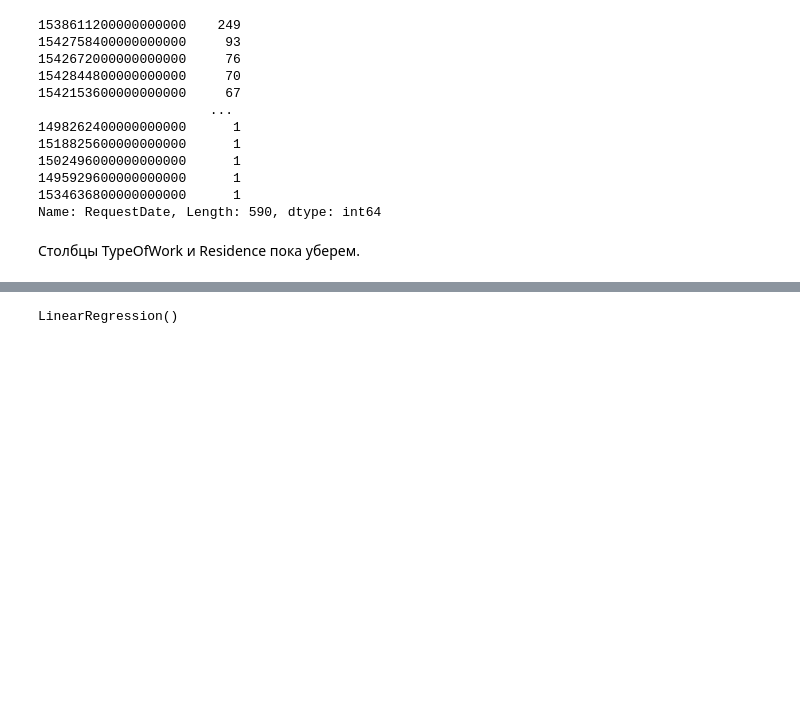
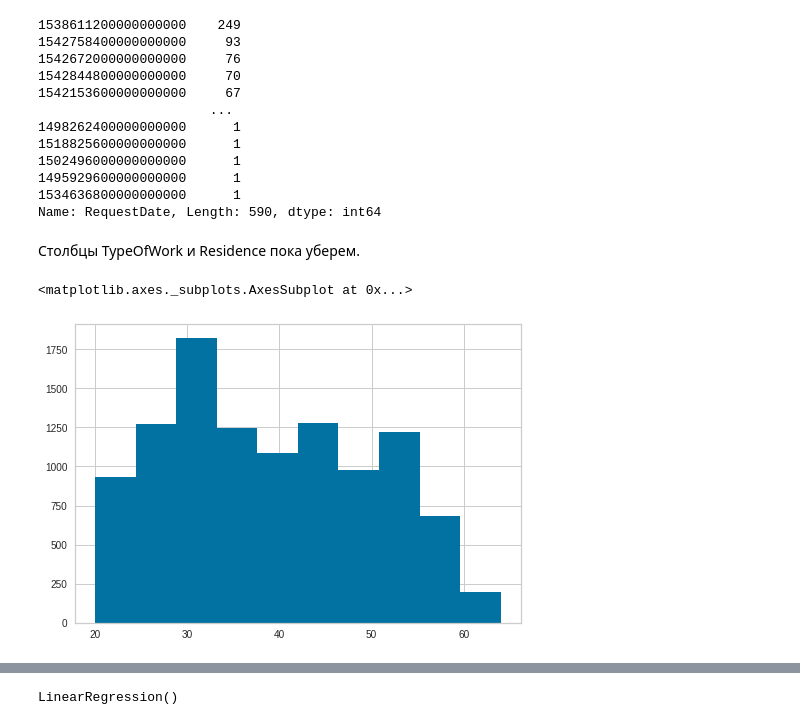
Before and after one commit to artemgur/akbars, a Jupyter notebook: akbars.ipynb, the cells around one changed output, grey strips where cells are left out. Drawn from its saved outputs; the diff is of its cells as text; code cells hidden in the pictures; blank space fills up the shorter version.

```diff
--- a/akbars.ipynb
+++ b/akbars.ipynb
@@ -447,3 +447,8 @@ Name: RequestDate, Length: 590, dtype: int64
 #data['CreditSum'].hist(log=True)
 # %% [markdown]
 Столбцы TypeOfWork и Residence пока уберем.
+# %%
+data['age'].hist()
+# %% [output]
+<matplotlib.axes._subplots.AxesSubplot at 0x...>
+[figure, added]
```
Also changed, not shown: parts of 12 cells of this notebook.
